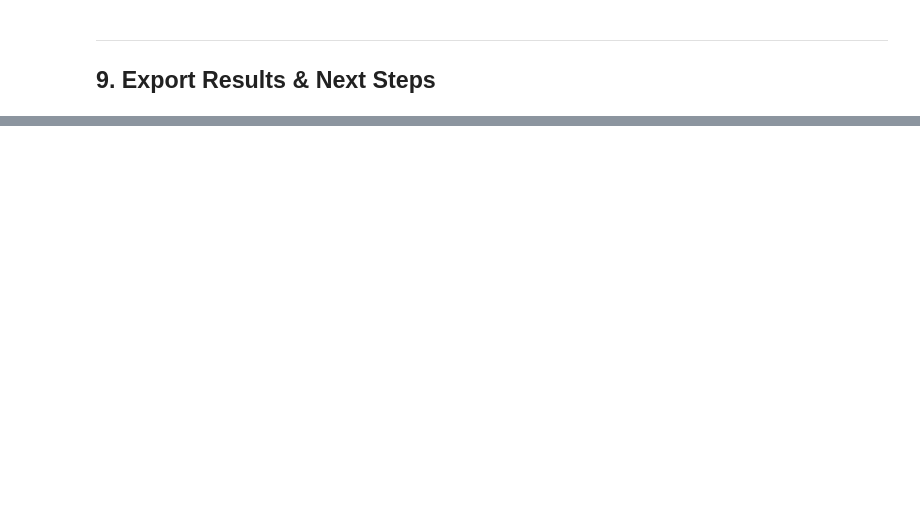
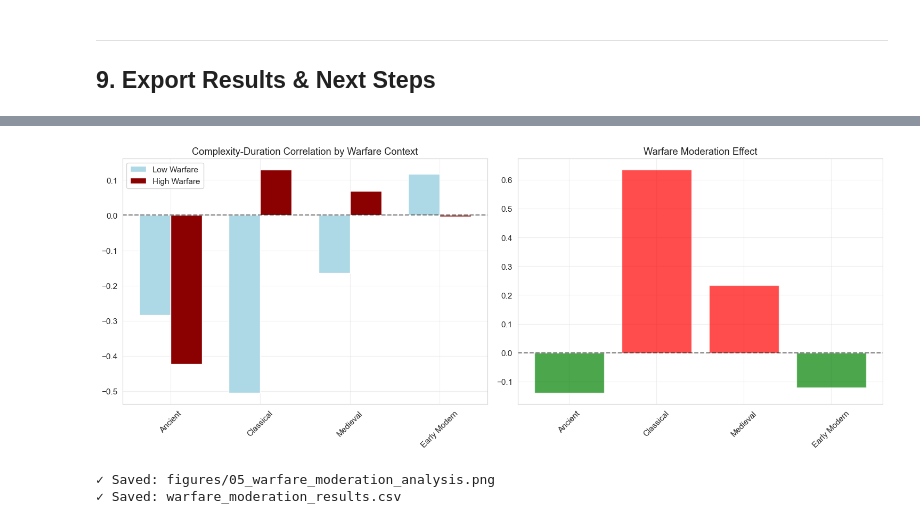
Before and after one commit to TheApexWu/psychohistoryML, a Jupyter notebook: notebooks/05_warfare_integration.ipynb, the cells around one changed output, grey strips where cells are left out. Saved outputs shown, nothing was run; the diff lists cells and outputs as text; code cells hidden in the pictures; blank space fills up the shorter version.

```diff
--- a/notebooks/05_warfare_integration.ipynb
+++ b/notebooks/05_warfare_integration.ipynb
@@ -1279,0 +1214,74 @@ Notebook 05 complete
+# %%
+# WARFARE MODERATION ANALYSIS
+
+warfare_var = 'total_warfare_tech'
+moderation_results = []
+
+for era in era_order:
+    era_data = modeling_warfare[modeling_warfare['era'] == era]
+
+    if len(era_data) >= 20:
+        # Split by warfare intensity
+        median_war = era_data[warfare_var].median()
+        high_war = era_data[era_data[warfare_var] > median_war]
+        low_war = era_data[era_data[warfare_var] <= median_war]
+
+        if len(high_war) >= 5 and len(low_war) >= 5:
+            # Correlations
+            corr_low = low_war['PC1_hier'].corr(low_war['duration_years'])
+            corr_high = high_war['PC1_hier'].corr(high_war['duration_years'])
+            moderation = corr_high - corr_low
+
+            print(f"\n{era}:")
+            print(f"  Low warfare: r = {corr_low:.3f}")
+            print(f"  High warfare: r = {corr_high:.3f}")
+            print(f"  Moderation: {moderation:+.3f}")
+
+            moderation_results.append({
+                'era': era,
+                'low_war_corr': corr_low,
+                'high_war_corr': corr_high,
+                'moderation': moderation
+            })
+
+# Visualization
+if moderation_results:
+    mod_df = pd.DataFrame(moderation_results)
+
+    fig, (ax1, ax2) = plt.subplots(1, 2, figsize=(15, 6))
+
+    # Left: Correlations
+    x = range(len(mod_df))
+    width = 0.35
+
+    ax1.bar([i - width/2 for i in x], mod_df['low_war_corr'],
+           width, label='Low Warfare', color='lightblue')
+    ax1.bar([i + width/2 for i in x], mod_df['high_war_corr'],
+           width, label='High Warfare', color='darkred')
+
+    ax1.set_title('Complexity-Duration Correlation by Warfare Context')
+    ax1.set_xticks(x)
+    ax1.set_xticklabels([era.split('(')[0].strip() for era in mod_df['era']], rotation=45)
+    ax1.legend()
+    ax1.grid(alpha=0.3)
+    ax1.axhline(0, color='black', linestyle='--', alpha=0.5)
+
+    # Right: Moderation effects
+    colors = ['red' if x > 0 else 'green' for x in mod_df['moderation']]
+    ax2.bar(x, mod_df['moderation'], color=colors, alpha=0.7)
+    ax2.set_title('Warfare Moderation Effect')
+    ax2.set_xticks(x)
+    ax2.set_xticklabels([era.split('(')[0].strip() for era in mod_df['era']], rotation=45)
+    ax2.grid(alpha=0.3)
+    ax2.axhline(0, color='black', linestyle='--', alpha=0.5)
+
+    plt.tight_layout()
+    plt.savefig('figures/05_warfare_moderation_analysis.png', dpi=300, bbox_inches='tight')
+    plt.show()
+
+    mod_df.to_csv('models/warfare_moderation_results.csv', index=False)
+    print("\n✓ Saved: figures/05_warfare_moderation_analysis.png")
+    print("✓ Saved: warfare_moderation_results.csv")
+else:
+    print("\n Insufficient data for moderation analysis")
+# %% [output]
@@ -1279,0 +1307,3 @@ Notebook 05 complete
+[figure, added]
+✓ Saved: figures/05_warfare_moderation_analysis.png
+✓ Saved: warfare_moderation_results.csv
```
Also changed, not shown: parts of 13 cells of this notebook, 46 other files.
